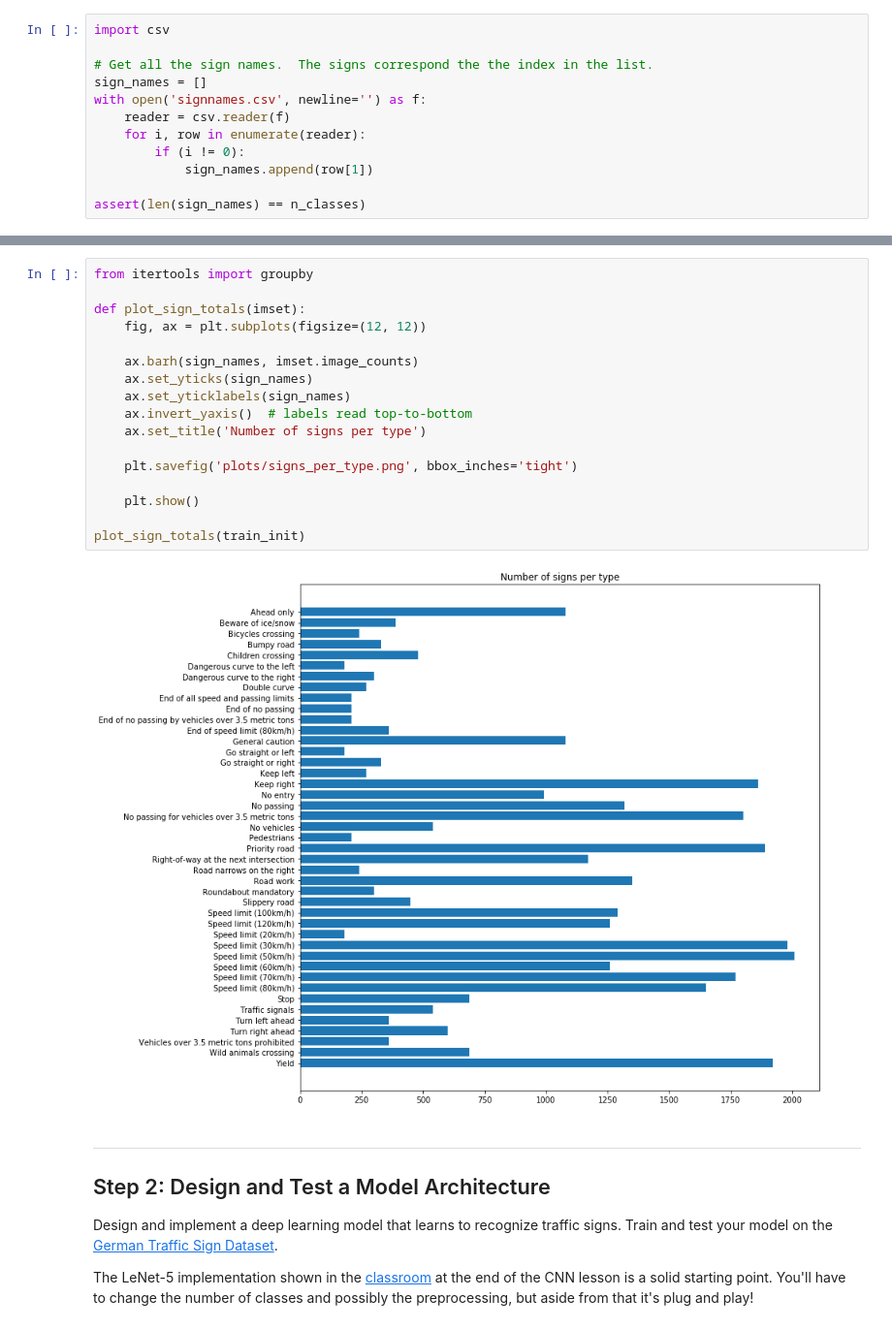
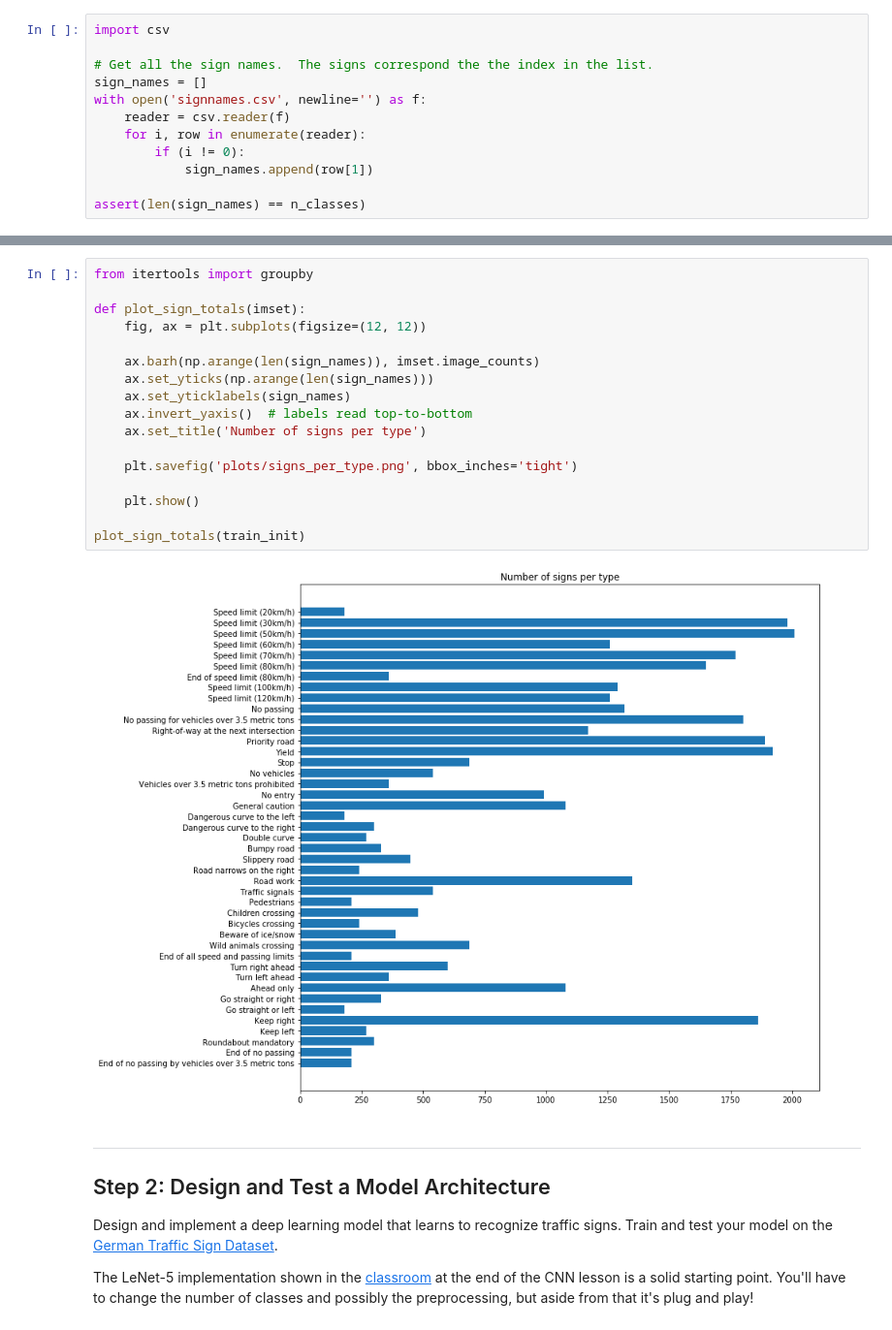
Before and after one commit to vssrcj/traffic-sign-classifier, a Jupyter notebook: Traffic_Sign_Classifier.ipynb, the cells around one changed output, grey strips where cells are left out. Shown at 97% size. Saved outputs shown, nothing was run; the diff lists cells and outputs as text.

```diff
--- a/Traffic_Sign_Classifier.ipynb
+++ b/Traffic_Sign_Classifier.ipynb
@@ -180,22 +180,22 @@ Dangerous curve to the right  (1770 samples)
 # %%
 from itertools import groupby
 
 def plot_sign_totals(imset):
     fig, ax = plt.subplots(figsize=(12, 12))
 
-    ax.barh(sign_names, imset.image_counts)
-    ax.set_yticks(sign_names)
+    ax.barh(np.arange(len(sign_names)), imset.image_counts)
+    ax.set_yticks(np.arange(len(sign_names)))
     ax.set_yticklabels(sign_names)
     ax.invert_yaxis()  # labels read top-to-bottom
     ax.set_title('Number of signs per type')
 
     plt.savefig('plots/signs_per_type.png', bbox_inches='tight')
 
     plt.show()
 
 plot_sign_totals(train_init)
 # %% [output]
-[figure, old version]
+[figure, new version]
 # %% [markdown]
 ----
 
```
Also changed, not shown: parts of 7 cells of this notebook, 3 other files.
